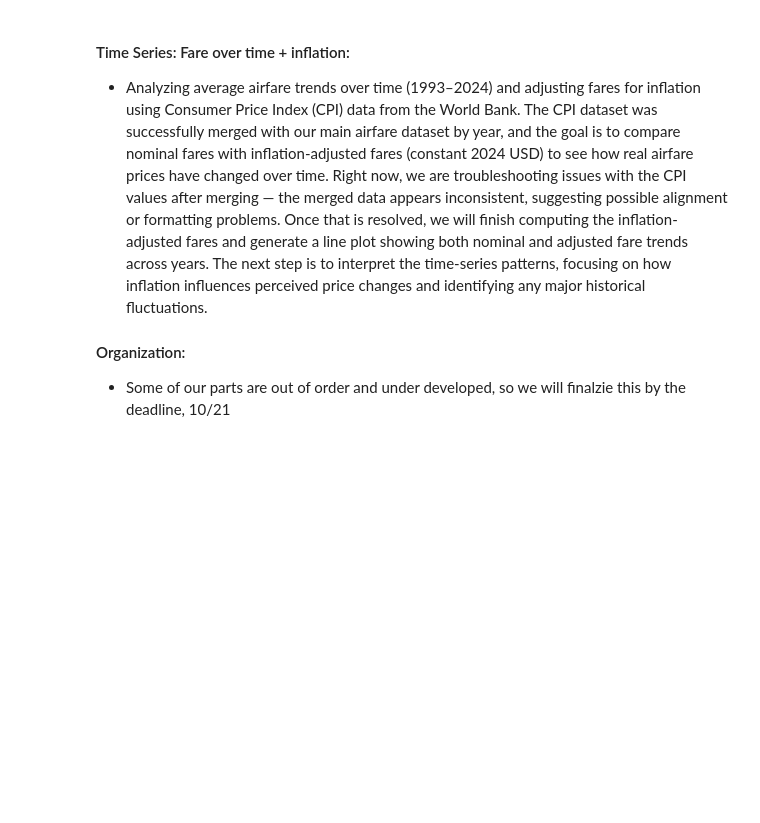
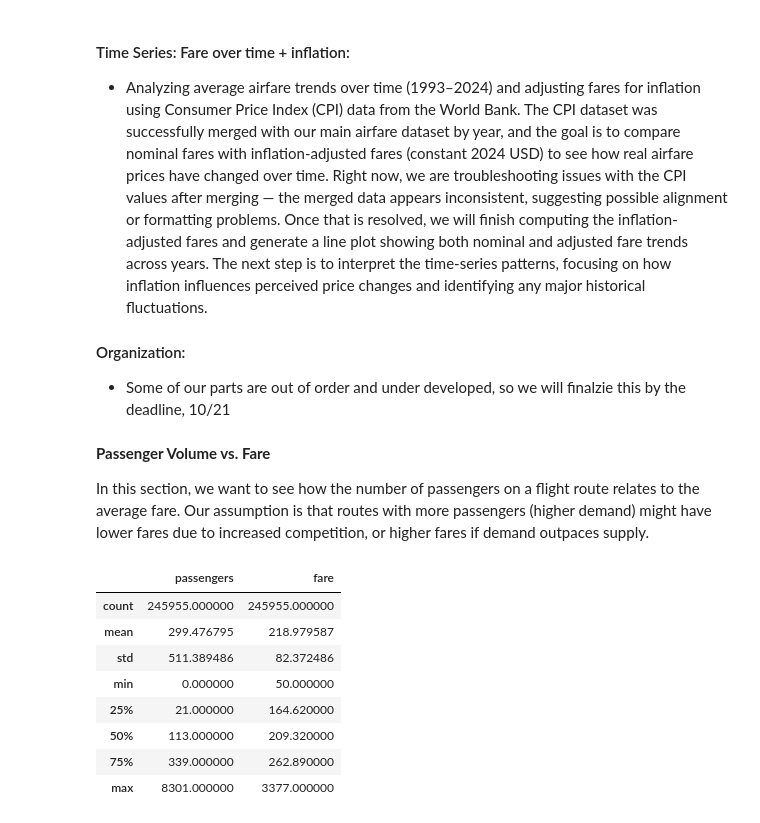
Before and after one commit to RamirezDevOps/us-airfare-trend-analysis, a Jupyter notebook: project.ipynb, the cells around one changed output. Saved outputs shown, nothing was run; the diff lists cells and outputs as text; code cells hidden in the pictures; blank space fills up the shorter version.

```diff
--- a/project.ipynb
+++ b/project.ipynb
@@ -269,3 +269,21 @@ The next step is to interpret the time-series patterns, focusing on how inflatio
 
 #### Organization:
 - Some of our parts are out of order and under developed, so we will finalzie this by the deadline, 10/21
+# %% [markdown]
+**Passenger Volume vs. Fare**
+
+In this section, we want to see how the number of passengers on a flight route relates to the average fare. Our assumption is that routes with more passengers (higher demand) might have lower fares due to increased competition, or higher fares if demand outpaces supply.
+# %%
+pvf_df = flight_df
+
+pvf_df[['passengers', 'fare']].describe()
+# %% [output]
+|  | passengers | fare |
+| count | 245955.000000 | 245955.000000 |
+| mean | 299.476795 | 218.979587 |
+| std | 511.389486 | 82.372486 |
+| min | 0.000000 | 50.000000 |
+| 25% | 21.000000 | 164.620000 |
+| 50% | 113.000000 | 209.320000 |
+| 75% | 339.000000 | 262.890000 |
+| max | 8301.000000 | 3377.000000 |
```
Also changed, not shown: parts of 6 cells of this notebook.
